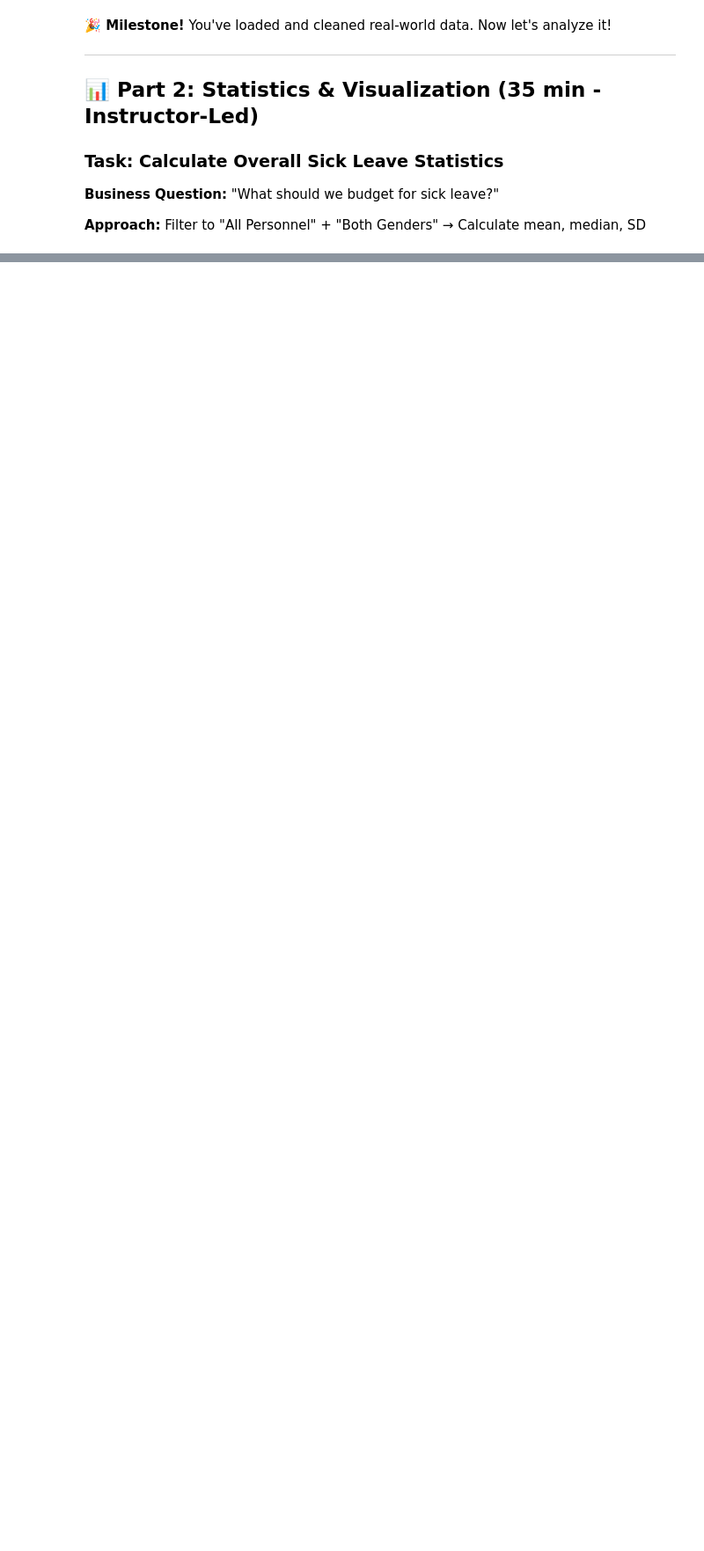
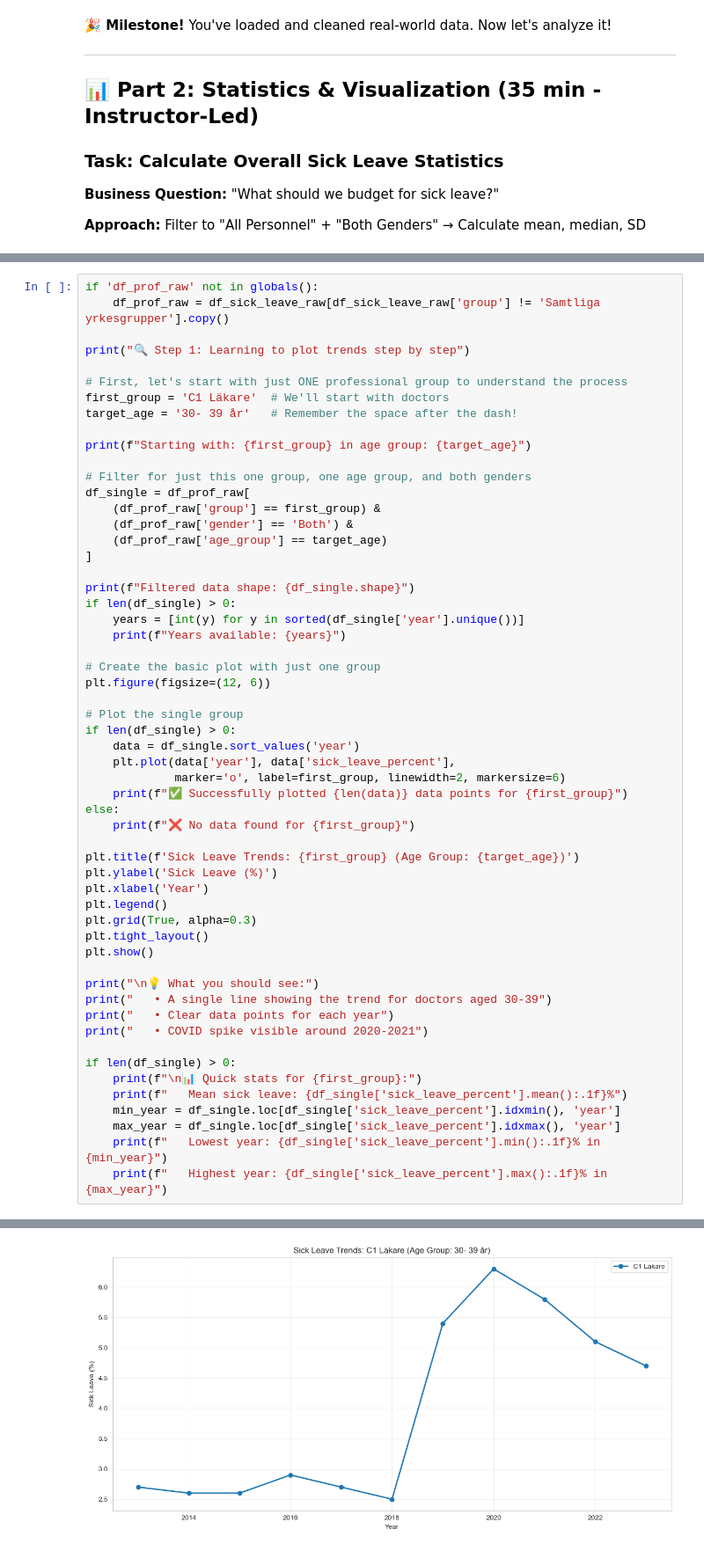
Before and after one commit to MwiseG/C1DB1B, a Jupyter notebook: C1DB1B_Workshop1.ipynb, the cells around one changed output, grey strips where cells are left out. Shown at 88% size. Drawn from its saved outputs; the diff is of its cells as text; blank space fills up the shorter version.

```diff
--- a/C1DB1B_Workshop1.ipynb
+++ b/C1DB1B_Workshop1.ipynb
@@ -542,0 +587,57 @@ Rank Group                          Mean%    CV%      Rating
+# %%
+if 'df_prof_raw' not in globals():
+    df_prof_raw = df_sick_leave_raw[df_sick_leave_raw['group'] != 'Samtliga yrkesgrupper'].copy()
+
+print("🔍 Step 1: Learning to plot trends step by step")
+
+# First, let's start with just ONE professional group to understand the process
+first_group = 'C1 Läkare'  # We'll start with doctors
+target_age = '30- 39 år'   # Remember the space after the dash!
+
+print(f"Starting with: {first_group} in age group: {target_age}")
+
+# Filter for just this one group, one age group, and both genders
+df_single = df_prof_raw[
+    (df_prof_raw['group'] == first_group) &
+    (df_prof_raw['gender'] == 'Both') &
+    (df_prof_raw['age_group'] == target_age)
+]
+
+print(f"Filtered data shape: {df_single.shape}")
+if len(df_single) > 0:
+    years = [int(y) for y in sorted(df_single['year'].unique())]
+    print(f"Years available: {years}")
+
+# Create the basic plot with just one group
+plt.figure(figsize=(12, 6))
+
+# Plot the single group
+if len(df_single) > 0:
+    data = df_single.sort_values('year')
+    plt.plot(data['year'], data['sick_leave_percent'],
+             marker='o', label=first_group, linewidth=2, markersize=6)
+    print(f"✅ Successfully plotted {len(data)} data points for {first_group}")
+else:
+    print(f"❌ No data found for {first_group}")
+
+plt.title(f'Sick Leave Trends: {first_group} (Age Group: {target_age})')
+plt.ylabel('Sick Leave (%)')
+plt.xlabel('Year')
+plt.legend()
+plt.grid(True, alpha=0.3)
+plt.tight_layout()
+plt.show()
+
+print("\n💡 What you should see:")
+print("   • A single line showing the trend for doctors aged 30-39")
+print("   • Clear data points for each year")
+print("   • COVID spike visible around 2020-2021")
+
+if len(df_single) > 0:
+    print(f"\n📊 Quick stats for {first_group}:")
+    print(f"   Mean sick leave: {df_single['sick_leave_percent'].mean():.1f}%")
+    min_year = df_single.loc[df_single['sick_leave_percent'].idxmin(), 'year']
+    max_year = df_single.loc[df_single['sick_leave_percent'].idxmax(), 'year']
+    print(f"   Lowest year: {df_single['sick_leave_percent'].min():.1f}% in {min_year}")
+    print(f"   Highest year: {df_single['sick_leave_percent'].max():.1f}% in {max_year}")
+# %% [output]
@@ -542,0 +649 @@ Rank Group                          Mean%    CV%      Rating
+[figure, added]
```
Also changed, not shown: parts of 54 cells of this notebook.
